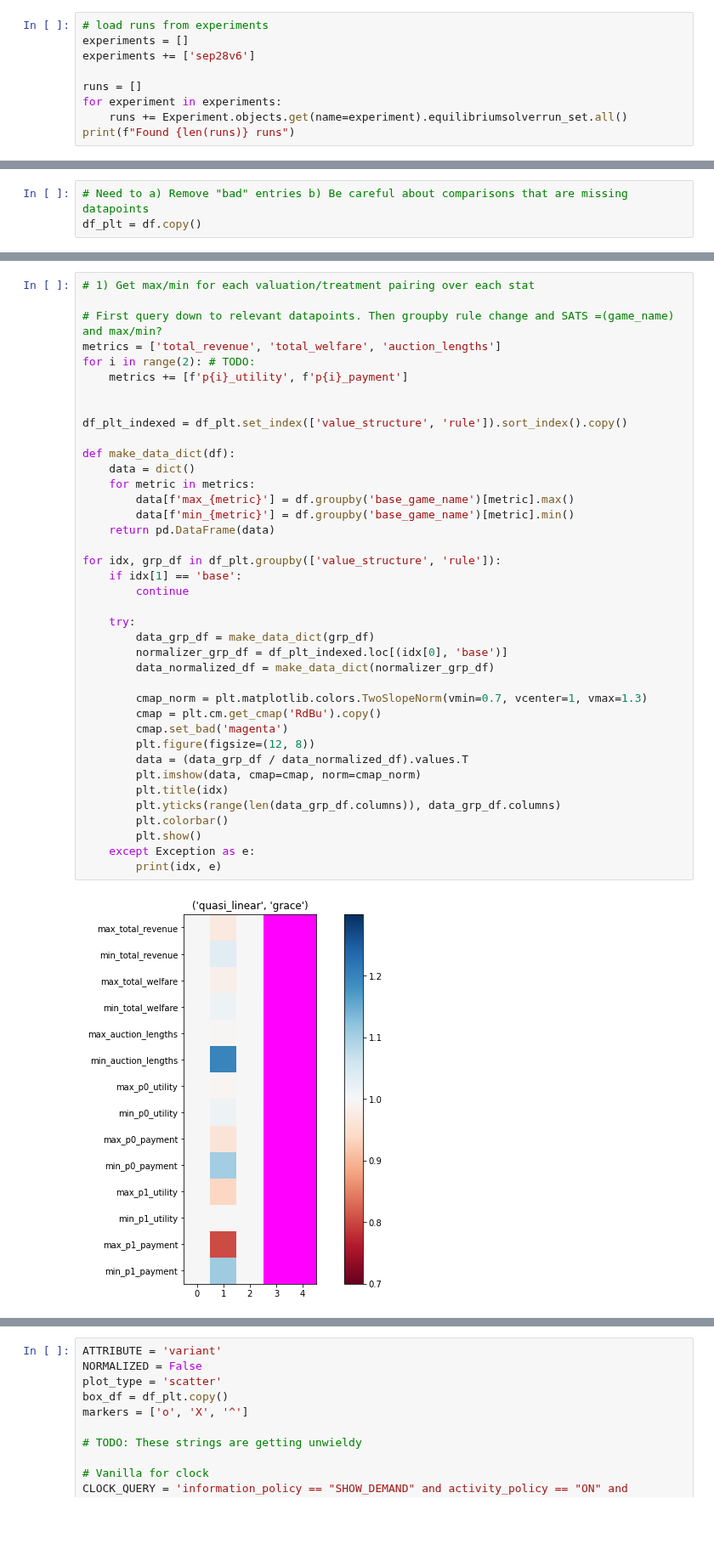
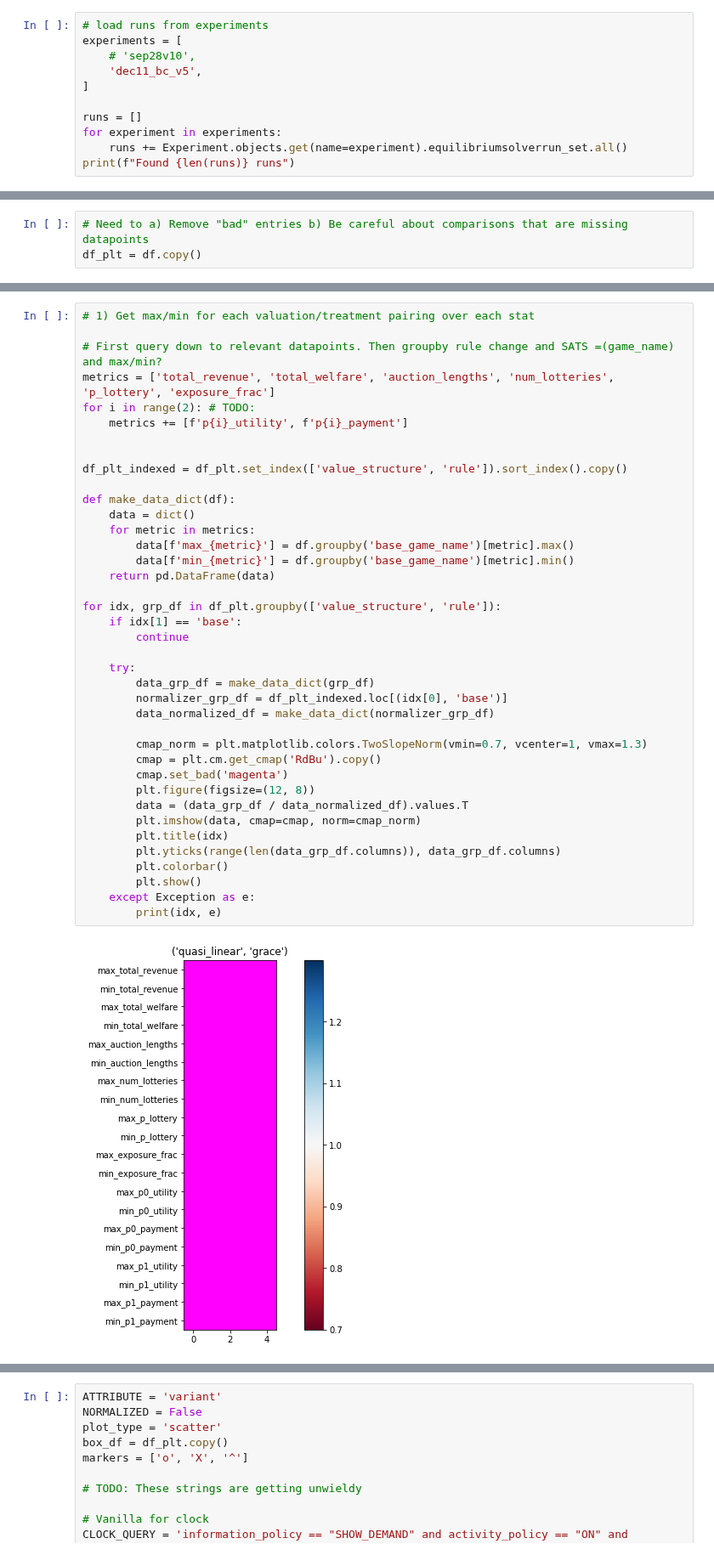
Before and after one commit to newmanne/open_spiel, a Jupyter notebook: open_spiel/python/examples/notebooks/greg/2023-09-22_analyze_small_games.ipynb, the cells around one changed output, grey strips where cells are left out. Shown at 85% size. Saved outputs shown, nothing was run; the diff lists cells and outputs as text; blank space fills up the shorter version.

```diff
--- a/open_spiel/python/examples/notebooks/greg/2023-09-22_analyze_small_games.ipynb
+++ b/open_spiel/python/examples/notebooks/greg/2023-09-22_analyze_small_games.ipynb
@@ -39,7 +42,9 @@ from open_spiel.python.examples.ubc_decorators import TakeSingleActionDecorator,
 # %%
 # load runs from experiments
-experiments = []
-experiments += ['sep28v6']
+experiments = [
+    # 'sep28v10',
+    'dec11_bc_v5',
+]
 
 runs = []
 for experiment in experiments:
@@ -230,7 +321,7 @@ len(df), len(df_plt)
 # 1) Get max/min for each valuation/treatment pairing over each stat
 
 # First query down to relevant datapoints. Then groupby rule change and SATS =(game_name) and max/min?
-metrics = ['total_revenue', 'total_welfare', 'auction_lengths']
+metrics = ['total_revenue', 'total_welfare', 'auction_lengths', 'num_lotteries', 'p_lottery', 'exposure_frac']
 for i in range(2): # TODO:
     metrics += [f'p{i}_utility', f'p{i}_payment']
 
@@ -239,31 +330,31 @@ df_plt_indexed = df_plt.set_index(['value_structure', 'rule']).sort_index().copy
 
 def make_data_dict(df):
     data = dict()
     for metric in metrics:
         data[f'max_{metric}'] = df.groupby('base_game_name')[metric].max()
         data[f'min_{metric}'] = df.groupby('base_game_name')[metric].min()
     return pd.DataFrame(data)
 
 for idx, grp_df in df_plt.groupby(['value_structure', 'rule']):
     if idx[1] == 'base':
         continue
 
     try:
         data_grp_df = make_data_dict(grp_df)
         normalizer_grp_df = df_plt_indexed.loc[(idx[0], 'base')]
         data_normalized_df = make_data_dict(normalizer_grp_df)
 
         cmap_norm = plt.matplotlib.colors.TwoSlopeNorm(vmin=0.7, vcenter=1, vmax=1.3)
         cmap = plt.cm.get_cmap('RdBu').copy()
         cmap.set_bad('magenta')
         plt.figure(figsize=(12, 8))
         data = (data_grp_df / data_normalized_df).values.T
         plt.imshow(data, cmap=cmap, norm=cmap_norm)
         plt.title(idx)
         plt.yticks(range(len(data_grp_df.columns)), data_grp_df.columns)
         plt.colorbar()
         plt.show()
     except Exception as e:
         print(idx, e)
 # %% [output]
-[figure, old version]
+[figure, new version]
```
Also changed, not shown: parts of 12 cells of this notebook, 32 other files.
